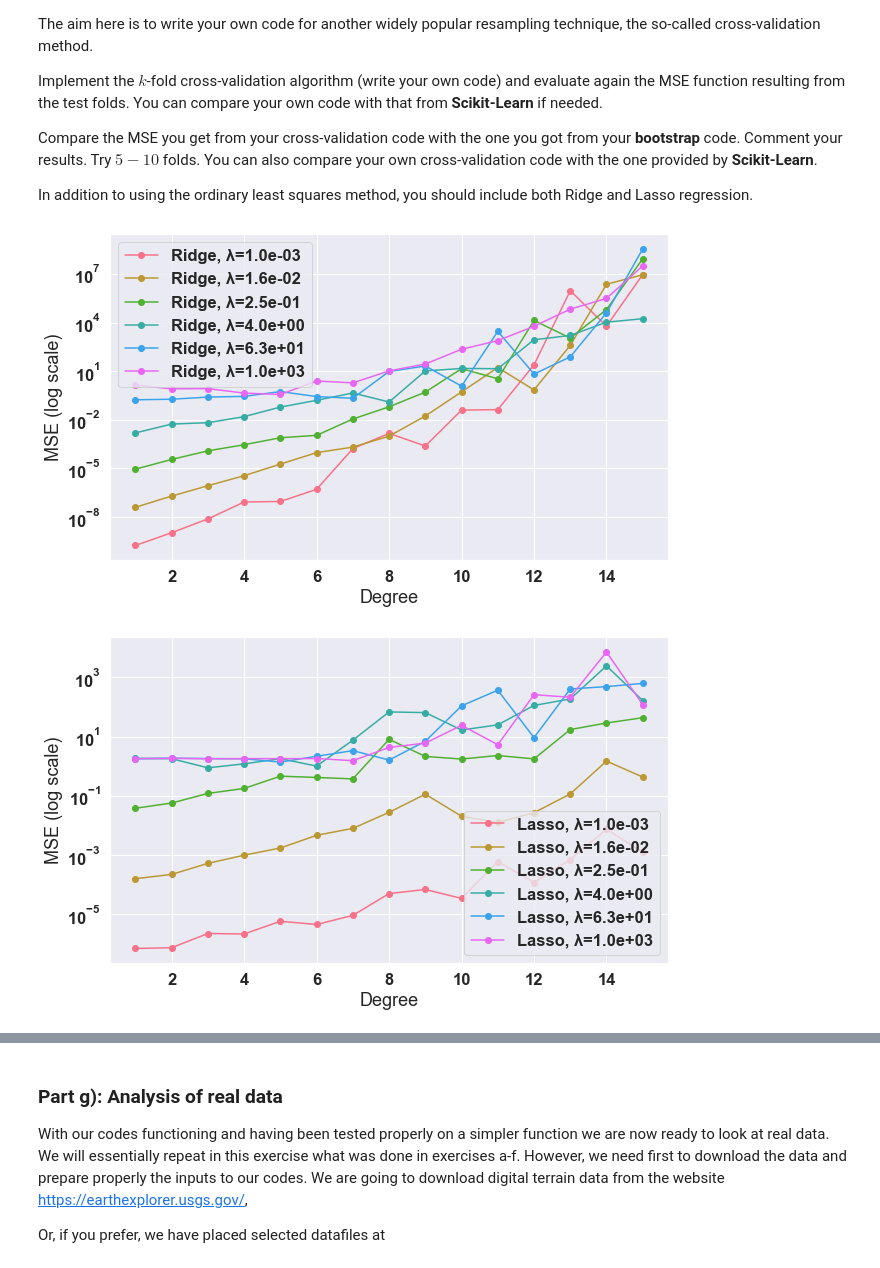
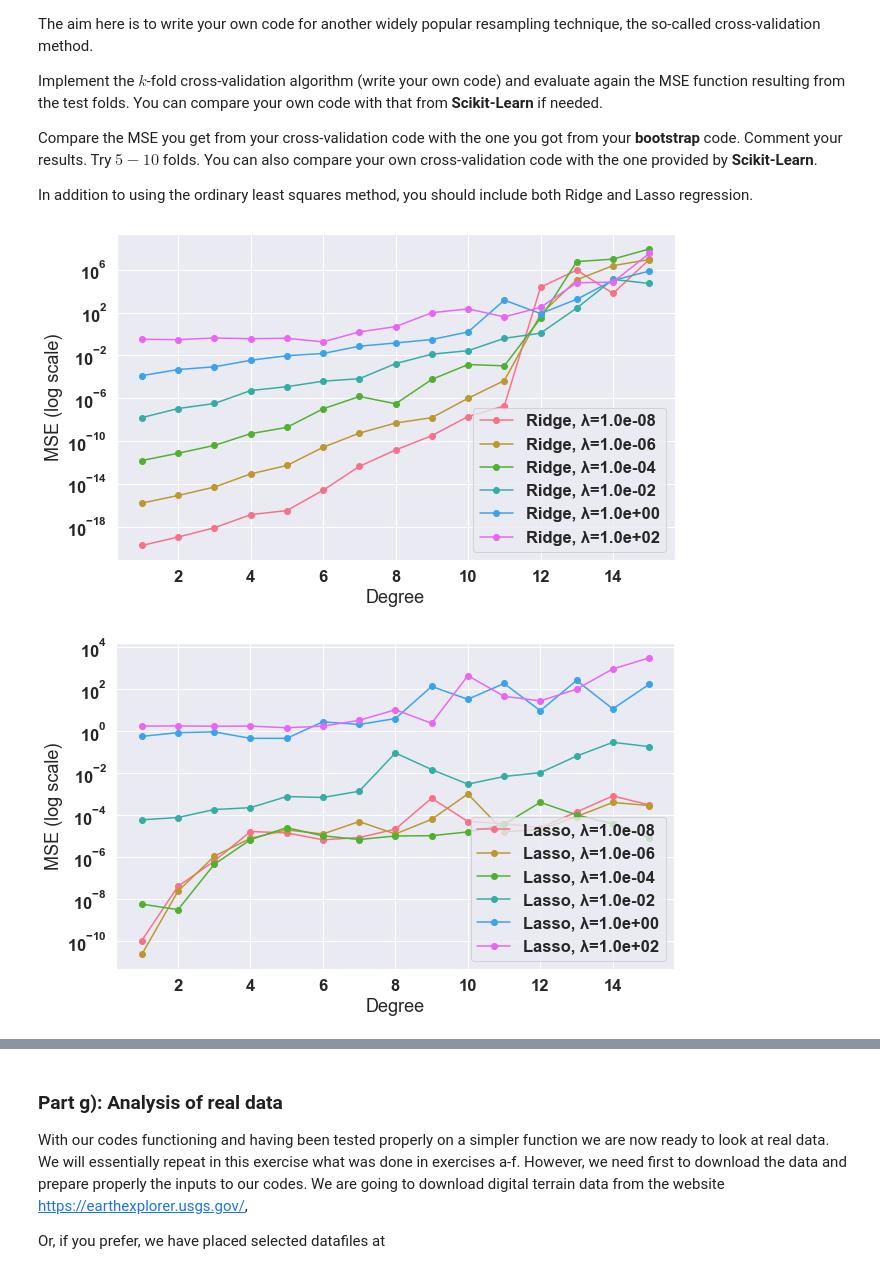
Before and after one commit to Mia-F/FYS_STK_Project_1, a Jupyter notebook: Project_1.ipynb, the cells around one changed output, grey strips where cells are left out. Saved outputs shown, nothing was run; the diff lists cells and outputs as text; code cells hidden in the pictures.

```diff
--- a/Project_1.ipynb
+++ b/Project_1.ipynb
@@ -926,7 +926,7 @@ data = np.column_stack((x, y))
 
 # Lambda values and colors
 nlambdas = 6  # reduced for better visualization
-lambdas = np.logspace(-3, 3, nlambdas)
+lambdas = np.logspace(-8, 2, nlambdas)
 colors = sns.color_palette("husl", nlambdas)  # using seaborn color palette
 
 # Degree setting
@@ -959,35 +959,35 @@ plt.yscale('log')  # setting y-axis to log scale
 plt.legend()
 plt.savefig('Ridge_crossval_mse_deg')
 plt.show()
 
 # Lasso Regression
 plt.figure(figsize=(10, 6))
 for i, lmb in enumerate(lambdas):
     mse_per_degree_lasso = []
     for degree in degrees:
         scores_KFold = np.zeros(k)
         k_fold_indices = k_fold(data, k)
         for j, (train_indices, test_indices) in enumerate(k_fold_indices):
             xtrain, ytrain = data[train_indices, 0], data[train_indices, 1]
             xtest, ytest = data[test_indices, 0], data[test_indices, 1]
             Xtrain = design_matrix(xtrain, ytrain, degree=degree)
             lasso = Lasso(alpha=lmb, max_iter=10000)
             lasso.fit(Xtrain, ytrain)
             Xtest = design_matrix(xtest, ytest, degree=degree)
             ypred = lasso.predict(Xtest)
             scores_KFold[j] = np.mean((ypred.ravel() - ytest) ** 2)
         mse_per_degree_lasso.append(np.mean(scores_KFold))
     plt.plot(degrees, mse_per_degree_lasso, marker='o', color=colors[i], label=f'Lasso, λ={lmb:.1e}')
 
 plt.xlabel('Degree')
 plt.ylabel('MSE (log scale)')
 plt.yscale('log')  # setting y-axis to log scale
 plt.legend()
 plt.savefig('Lasso_crossval_mse_deg')
 plt.show()
 # %% [output]
-[figure, old version]
+[figure, new version]
-[figure, old version]
+[figure, new version]
 # %%
 import numpy as np
 import matplotlib.pyplot as plt
```
Also changed, not shown: parts of 1 cell of this notebook, 3 other files.
